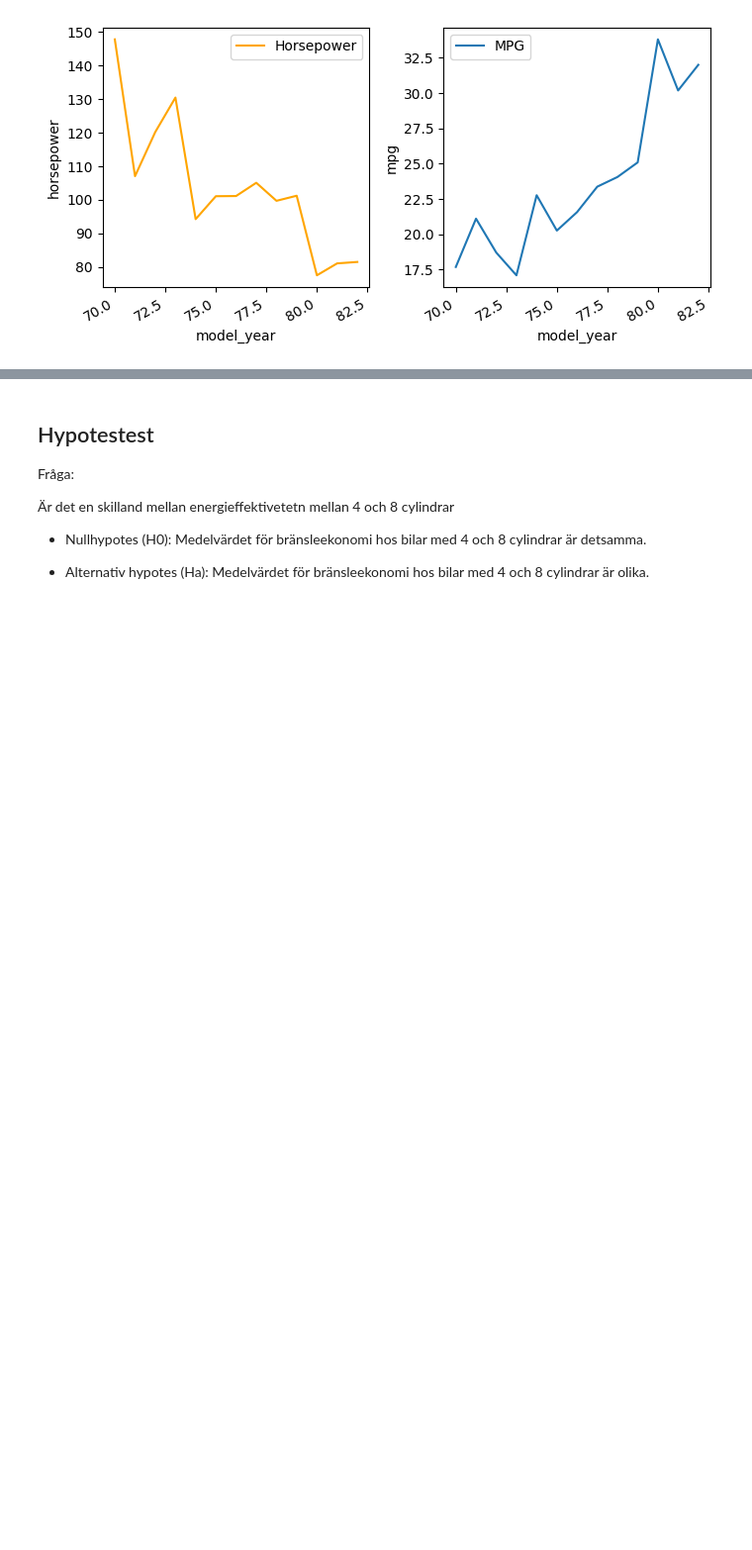
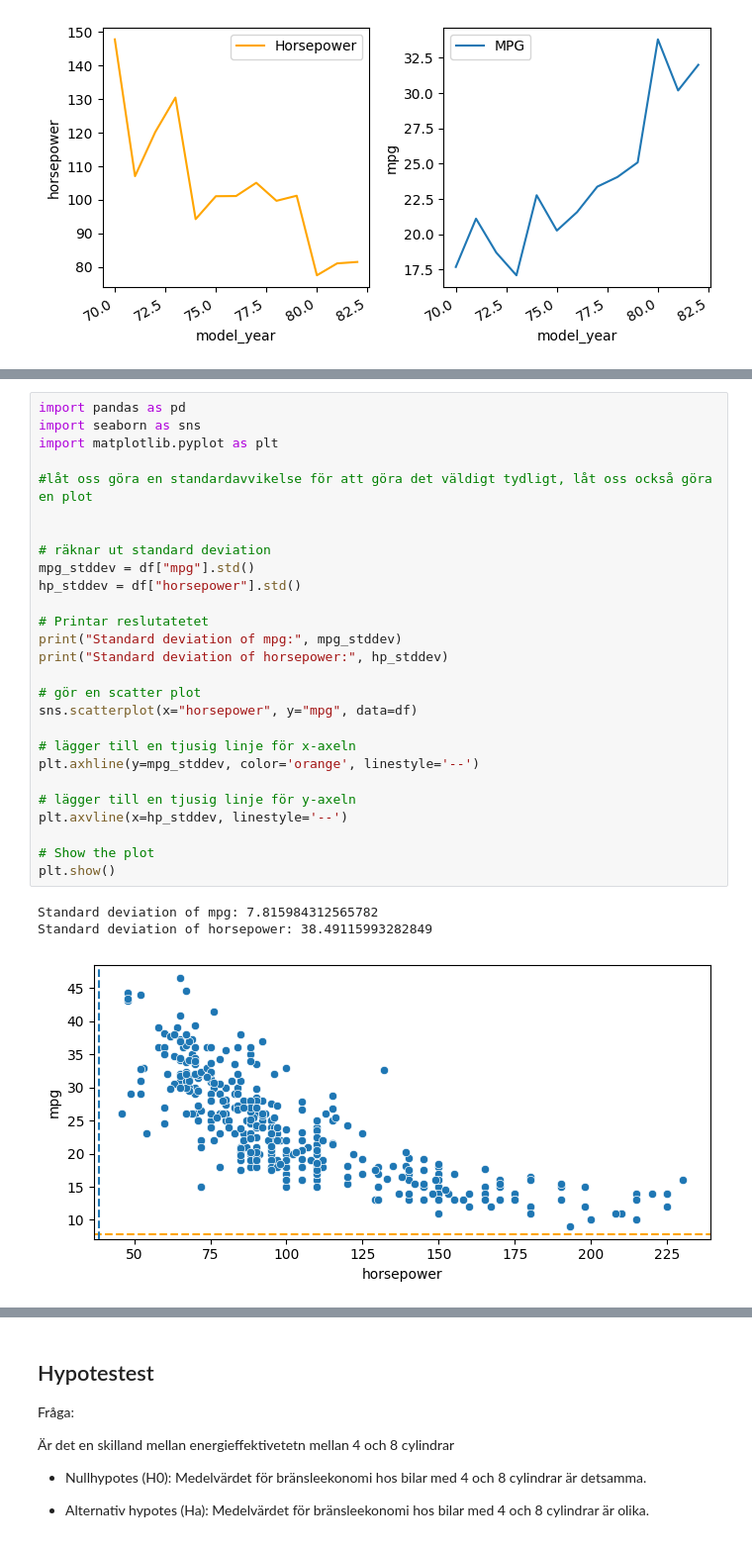
Before and after one commit to MxLied/Ai22Statistik, a Jupyter notebook: cars.ipynb, the cells around one changed output, grey strips where cells are left out. Shown at 99% size. Cells and saved outputs as stored; diff of their text form; blank space fills up the shorter version.

```diff
--- a/cars.ipynb
+++ b/cars.ipynb
@@ -183,5 +181,36 @@ sns.regplot(x="horsepower", y="mpg", data=df, scatter_kws={"color": "orange"})
 # %% [output]
 <AxesSubplot: xlabel='horsepower', ylabel='mpg'>
 [figure]
+# %%
+import pandas as pd
+import seaborn as sns
+import matplotlib.pyplot as plt
+
+#låt oss göra en standardavvikelse för att göra det väldigt tydligt, låt oss också göra en plot
+
+
+# räknar ut standard deviation
+mpg_stddev = df["mpg"].std()
+hp_stddev = df["horsepower"].std()
+
+# Printar reslutatetet
+print("Standard deviation of mpg:", mpg_stddev)
+print("Standard deviation of horsepower:", hp_stddev)
+
+# gör en scatter plot
+sns.scatterplot(x="horsepower", y="mpg", data=df)
+
+# lägger till en tjusig linje för x-axeln
+plt.axhline(y=mpg_stddev, color='orange', linestyle='--')
+
+# lägger till en tjusig linje för y-axeln
+plt.axvline(x=hp_stddev, linestyle='--')
+
+# Show the plot
+plt.show()
+# %% [output]
+Standard deviation of mpg: 7.815984312565782
+Standard deviation of horsepower: 38.49115993282849
+[figure, added]
 # %% [markdown]
 ## Slutsats
```
Also changed, not shown: parts of 12 cells of this notebook.
